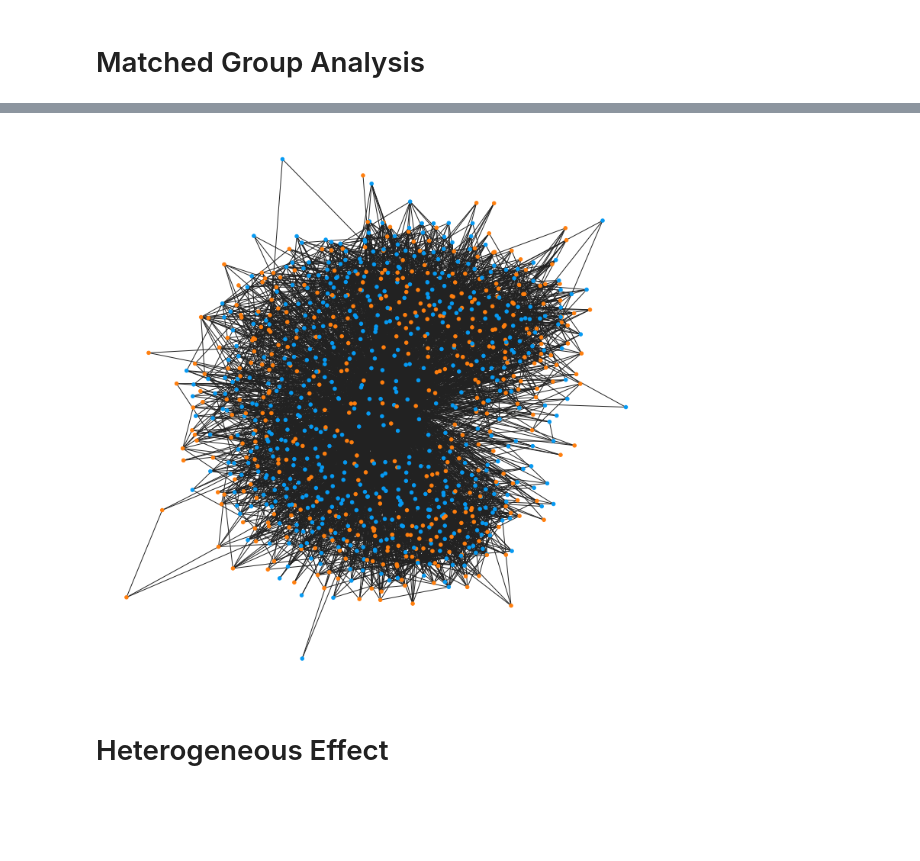
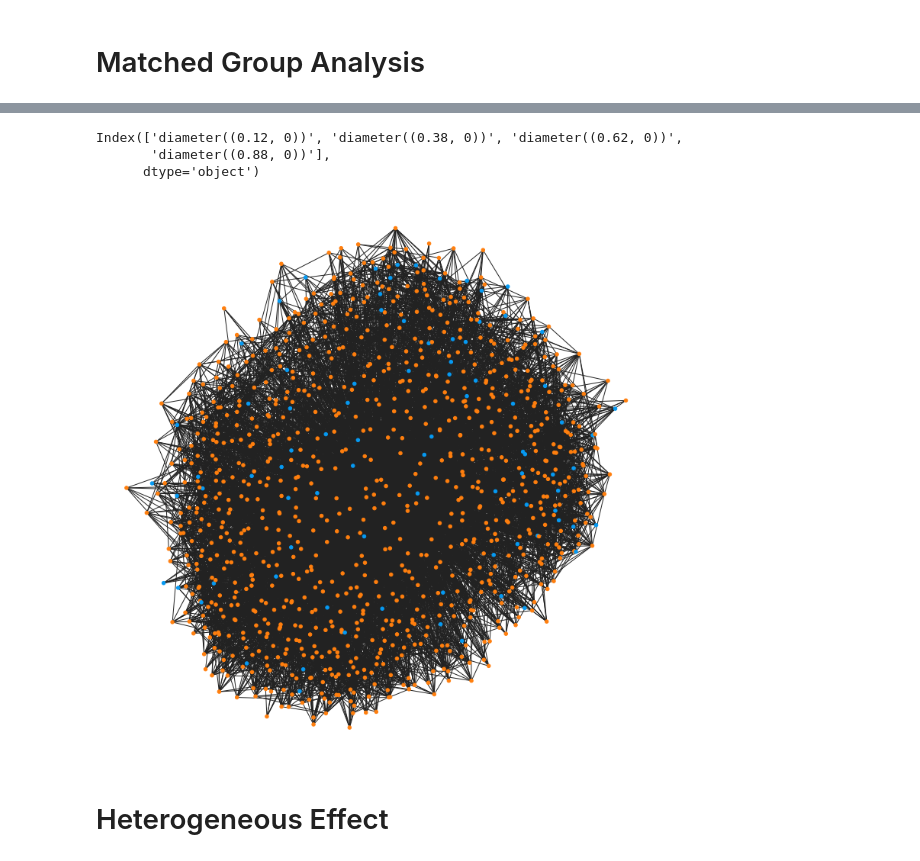
Before and after one commit to Hockey86/iic_causal_inference, a Jupyter notebook: aim2/short_term_drug_effect.ipynb, the cells around one changed output, grey strips where cells are left out. Drawn from its saved outputs; the diff is of its cells as text; code cells hidden in the pictures; blank space fills up the shorter version.

```diff
--- a/aim2/short_term_drug_effect.ipynb
+++ b/aim2/short_term_drug_effect.ipynb
@@ -215,26 +175,26 @@ list(m.CATE_df.columns.unique())
 # %%
-out = m.CATE_df.drop(columns = ['Y','T'])#.T.groupby(level=0).mean().T
-out.to_csv('new_max_age.csv')
+out_age = m.CATE_df.drop(columns = ['Y','T'])#.T.groupby(level=0).mean().T
+out_age.to_csv('new_max_age.csv')
 columns = ['Y(('+str(np.round(threshold-gain/2,2))+', 0))' for threshold in thresholds[1:]]
-apo_0 = out[columns]
+apo_0_age = out_age[columns]
 columns = ['Y(('+str(np.round(threshold-gain/2,2))+', 1))' for threshold in thresholds[1:]]
-apo_1 = out[columns]
+apo_1_age = out_age[columns]
 columns = ['diameter(('+str(np.round(threshold-gain/2,2))+', 0))' for threshold in thresholds[1:]]
-diam_0 = out[columns]
+diam_0_age = out_age[columns]
 columns = ['diameter(('+str(np.round(threshold-gain/2,2))+', 1))' for threshold in thresholds[1:]]
-diam_1 = out[columns]
+diam_1_age = out_age[columns]
 
-apo_tight_0 = pd.DataFrame(apo_0.values*(diam_0<1).astype(int).replace(0, np.nan).values,
-                         index=apo_0.index,columns=apo_0.columns)
-apo_tight_0.mean(axis=0)
+apo_tight_0_age = pd.DataFrame(apo_0_age.values*(diam_0_age<10).astype(int).replace(0, np.nan).values,
+                         index=apo_0_age.index,columns=apo_0_age.columns)
+apo_tight_0_age.mean(axis=0)
 
-apo_tight_1 = pd.DataFrame(apo_1.values*(diam_1<1).astype(int).replace(0, np.nan).values,
-                         index=apo_1.index,columns=apo_0.columns)
-apo_tight_1.mean(axis=0)
+apo_tight_1_age = pd.DataFrame(apo_1_age.values*(diam_1_age<10).astype(int).replace(0, np.nan).values,
+                         index=apo_1_age.index,columns=apo_1_age.columns)
+apo_tight_1_age.mean(axis=0)
 
 fig,ax = plt.subplots(figsize=(20,15))
-sns.lineplot(data=apo_tight_0.mean(axis=0).reset_index().rename(columns={0:'Average Potential Outcome'}),
-            x='index',y='Average Potential Outcome',ax=ax)
+sns.pointplot(data=apo_tight_0_age.mean(axis=0).reset_index().rename(columns={0:'Average Potential Outcome'}),
+            x='index',y='Average Potential Outcome',ax=ax,join=False,capsize=.2,markers=['s'], markersize=520)
 plt.xlabel('Potential Outcome')
 plt.ylabel('Average Value of Potential Outcome')
 plt.xticks(np.arange(len(thresholds)-1),[str([thresholds[i-1],thresholds[i]]) for i in range(1,len(thresholds)) ] )
@@ -363,7 +327,7 @@ Text(0.5, 1.0, 'Controlling for Preadmission Covariates and PKPD Parameters')
 # %%
 fig,ax = plt.subplots(figsize=(20,15))
 control = ['Preadmission Covariate\n and PKPD Parameters','Preadmission Covariate','Age']
-df_apo = [apo_tight_0_c_pkpd,apo_tight_0_c,apo_tight_0]
+df_apo = [apo_tight_0_c_pkpd,apo_tight_0_c,apo_tight_0_age]
 df_plot = pd.DataFrame()
 for i in range(3):
     df_plot_ = df_apo[i].mean(axis=0).reset_index().rename(columns={0:'Average Potential Outcome'})
@@ -373,7 +337,7 @@ for i in range(3):
 sns.pointplot(data=df_plot,
              x='index',y='Average Potential Outcome',
              hue='Controlling For',ax=ax,join=False,
-             capsize=.2,markers=['s','o','v'],dodge=True,scale = 2.5)
+             capsize=.2,markers=['s','o','v'],dodge=0.25,scale = 2.5)
 # sns.lineplot(data=apo_tight_0_c.mean(axis=0).reset_index().rename(columns={0:'Average Potential Outcome'}),
 #             x='index',y='Average Potential Outcome',ax=ax)
 # sns.lineplot(data=apo_tight_0.mean(axis=0).reset_index().rename(columns={0:'Average Potential Outcome'}),
@@ -395,0 +382,6 @@ MG.to_csv('matched_group_matrix.csv')
+# %%
+diam_0_c_pkpd.columns.unique()
+# %% [output]
+Index(['diameter((0.12, 0))', 'diameter((0.38, 0))', 'diameter((0.62, 0))',
+       'diameter((0.88, 0))'],
+      dtype='object')
@@ -397,10 +395,10 @@ MG.to_csv('matched_group_matrix.csv')
 G = nx.from_pandas_adjacency(MG_b)
 # %%
 fig = plt.figure(figsize=(10,10))
-node_color = [ '#ff7f0e' if df_malts_data.loc[i,'APACHE II 1st 24h']>20 else '#069af3' for i in (df_malts_data.index) ]
+node_color = [ '#ff7f0e' if df_malts_data.loc[i,'NeuroDx:IschStroke']==0 else '#069af3' for i in (df_malts_data.index) ]
 nx.draw(G,node_size=20,node_color=node_color,edge_color='#222222')
 # %% [output]
-[figure, old version]
+[figure, new version]
 # %% [markdown]
 # Heterogeneous Effect
 # %%
```
Also changed, not shown: parts of 16 cells of this notebook, 27 other files.
